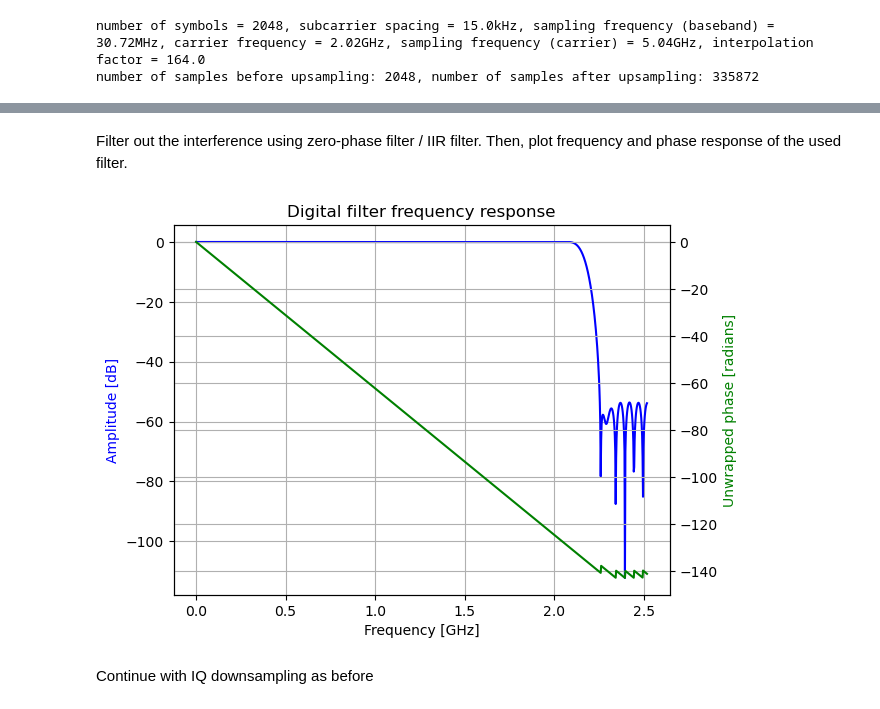
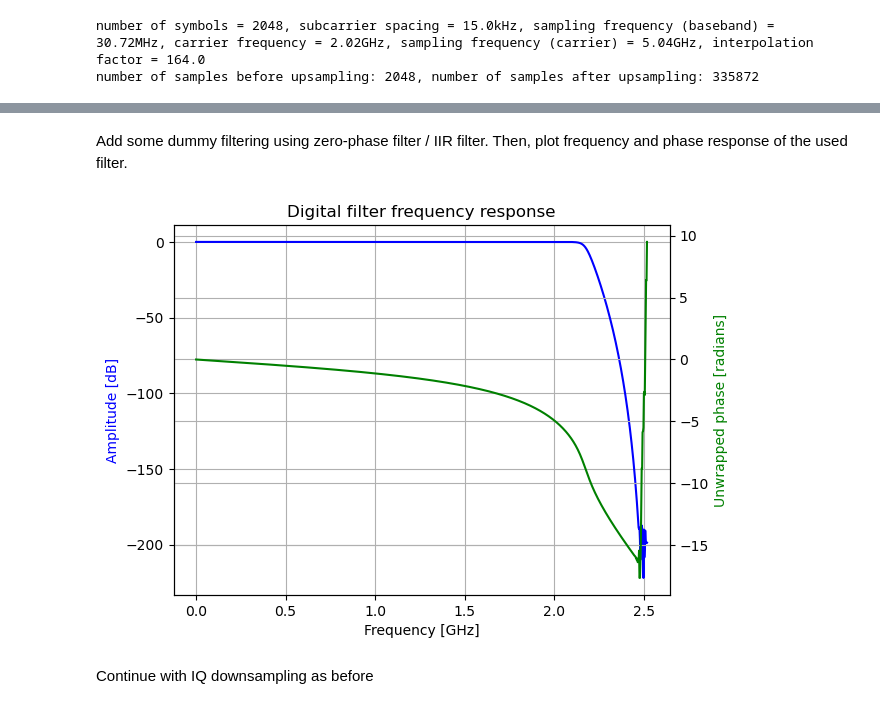
Before and after one commit to faust1002/jupyter_notebooks, a Jupyter notebook: OFDM_filtering.ipynb, the cells around one changed output, grey strips where cells are left out. Cells and saved outputs as stored; diff of their text form; code cells hidden in the pictures.

Commit message:
Remove unnecessary dummy interference

```diff
--- a/OFDM_filtering.ipynb
+++ b/OFDM_filtering.ipynb
@@ -83,12 +71,0 @@ Plot single-sided spectrum of RF signal
-# %%
-X = np.fft.fft(upconverted_signal_plus_interference)
-magnitude = calculate_magnitude(X)
-freqs = np.fft.fftfreq(len(X), 1 / fs)
-freqs = freqs[:len(freqs) // 2] / 1e9
-plt.figure()
-plt.grid()
-plt.stem(freqs, magnitude)
-plt.title("Single-sided spectrum (frequency)")
-plt.xlabel("Frequency [GHz]")
-plt.ylabel("Amplitude")
-plt.show()
@@ -97,43 +72,43 @@ plt.show()
 # %% [markdown]
-Filter out the interference using zero-phase filter / IIR filter. Then, plot frequency and phase response of the used filter.
+Add some dummy filtering using zero-phase filter / IIR filter. Then, plot frequency and phase response of the used filter.
 # %%
-use_zero_phase_filtering = True
-use_iir_filtering = False
+use_zero_phase_filtering = False
+use_iir_filtering = True
 
-filtered_upconverted_signal = upconverted_signal_plus_interference
+filtered_upconverted_signal = upconverted_signal
 fcutoff_rf = None
 a = None
 b = None
 if use_zero_phase_filtering or use_iir_filtering:
     fcutoff_rf = 5 * fs_bb + fc
 
 if use_zero_phase_filtering:
     numtaps = 101
     b, a = firwin(numtaps, fcutoff_rf, fs = fs), 1.0
-    filtered_upconverted_signal = filtfilt(b, a, upconverted_signal_plus_interference)
+    filtered_upconverted_signal = filtfilt(b, a, upconverted_signal)
 elif use_iir_filtering:
     order = 11
     b, a = butter(order, fcutoff_rf, fs = fs)
-    filtered_upconverted_signal = lfilter(b, a, upconverted_signal_plus_interference)
+    filtered_upconverted_signal = lfilter(b, a, upconverted_signal)
 
 if use_zero_phase_filtering or use_iir_filtering:
     w, h = freqz(b, a, worN = 1024)
     freqs = (0.5 * fs * w / np.pi) / 1e9
     fig, ax1 = plt.subplots()
     ax1.grid()
     ax1.set_title("Digital filter frequency response")
     ax1.plot(freqs, 20 * np.log10(abs(h)), "b")
     ax1.set_ylabel("Amplitude [dB]", color = "b")
     ax1.set_xlabel("Frequency [GHz]")
     ax2 = ax1.twinx()
     ax2.grid()
     angles = np.unwrap(np.angle(h))
     ax2.plot(freqs, angles, "g")
     ax2.set_ylabel("Unwrapped phase [radians]", color = "g")
     ax2.axis("tight")
     plt.show()
 # %% [output]
-[figure, old version]
+[figure, new version]
 # %% [markdown]
 Continue with IQ downsampling as before
 # %%
```
Also changed, not shown: parts of 5 cells of this notebook.
